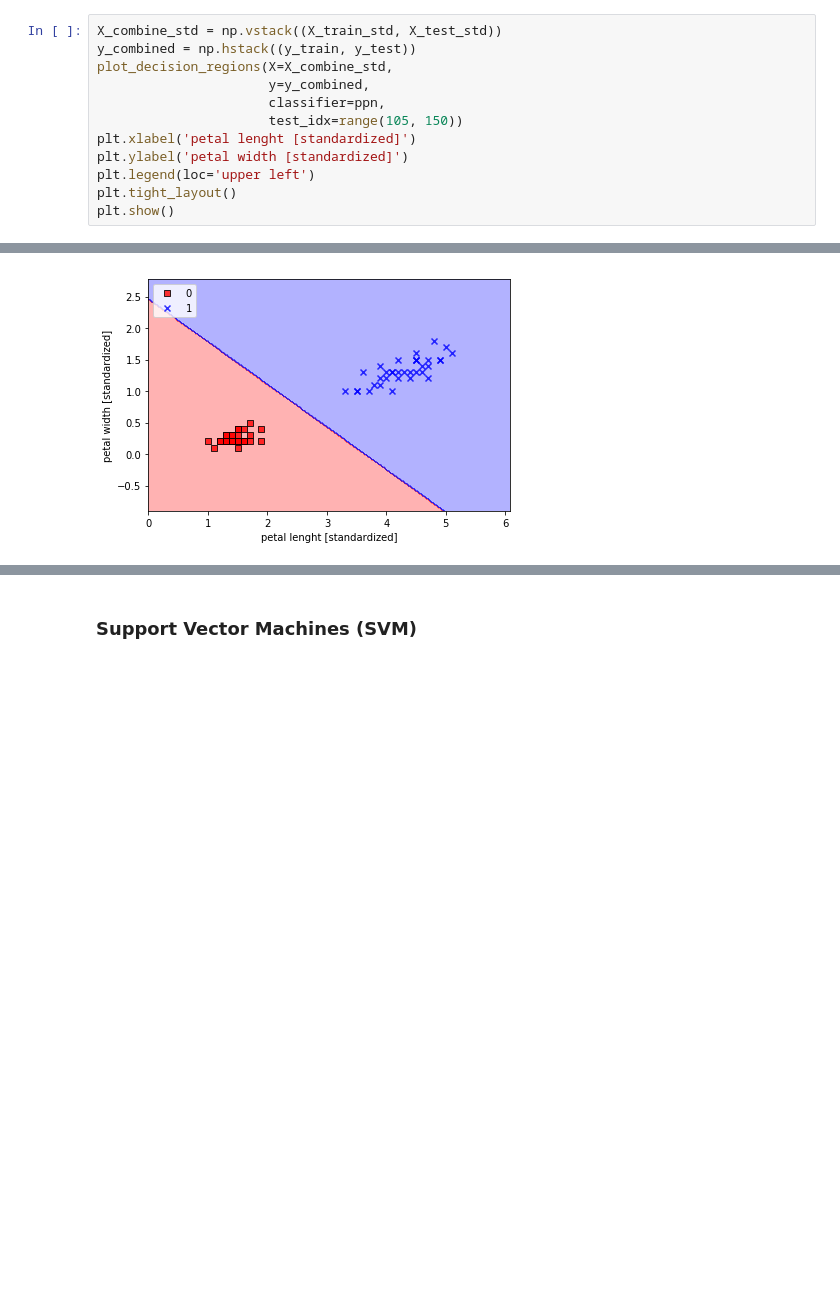
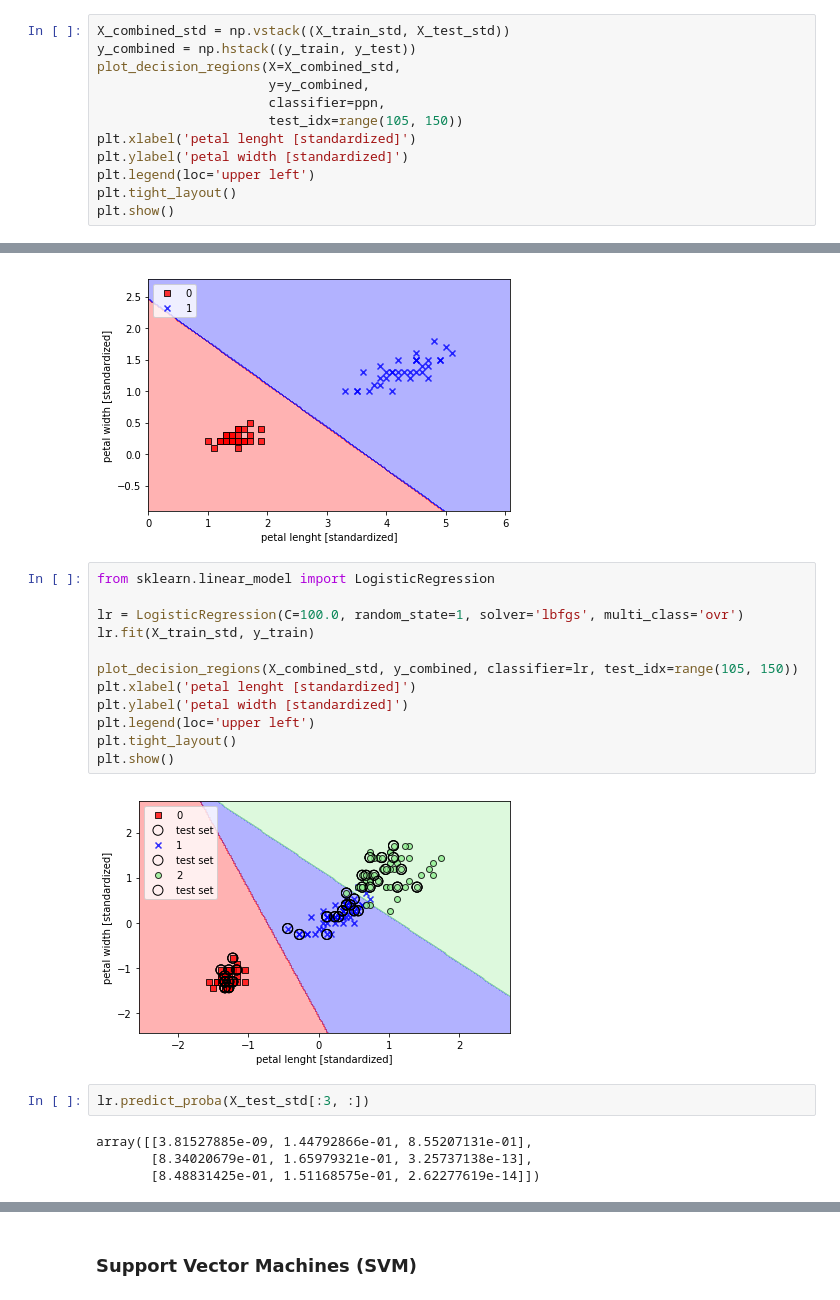
Before and after one commit to shokirovnozir/ML, a Jupyter notebook: pythonML.ipynb, the cells around one changed output, grey strips where cells are left out. Drawn from its saved outputs; the diff is of its cells as text; blank space fills up the shorter version.

```diff
--- a/pythonML.ipynb
+++ b/pythonML.ipynb
@@ -611,9 +611,9 @@ def plot_decision_regions(X, y, classifier, test_idx=None,
                         linewidth=1, marker='o',
                         s=100, label='test set')
 # %%
-X_combine_std = np.vstack((X_train_std, X_test_std))
+X_combined_std = np.vstack((X_train_std, X_test_std))
 y_combined = np.hstack((y_train, y_test))
-plot_decision_regions(X=X_combine_std,
+plot_decision_regions(X=X_combined_std,
                       y=y_combined,
                       classifier=ppn,
                       test_idx=range(105, 150))
@@ -755,3 +755,23 @@ plt.tight_layout()
 plt.show()
 # %% [output]
 [figure]
+# %%
+from sklearn.linear_model import LogisticRegression
+
+lr = LogisticRegression(C=100.0, random_state=1, solver='lbfgs', multi_class='ovr')
+lr.fit(X_train_std, y_train)
+
+plot_decision_regions(X_combined_std, y_combined, classifier=lr, test_idx=range(105, 150))
+plt.xlabel('petal lenght [standardized]')
+plt.ylabel('petal width [standardized]')
+plt.legend(loc='upper left')
+plt.tight_layout()
+plt.show()
+# %% [output]
+[figure, added]
+# %%
+lr.predict_proba(X_test_std[:3, :])
+# %% [output]
+array([[3.81527885e-09, 1.44792866e-01, 8.55207131e-01],
+       [8.34020679e-01, 1.65979321e-01, 3.25737138e-13],
+       [8.48831425e-01, 1.51168575e-01, 2.62277619e-14]])
```
Also changed, not shown: parts of 6 cells of this notebook.
